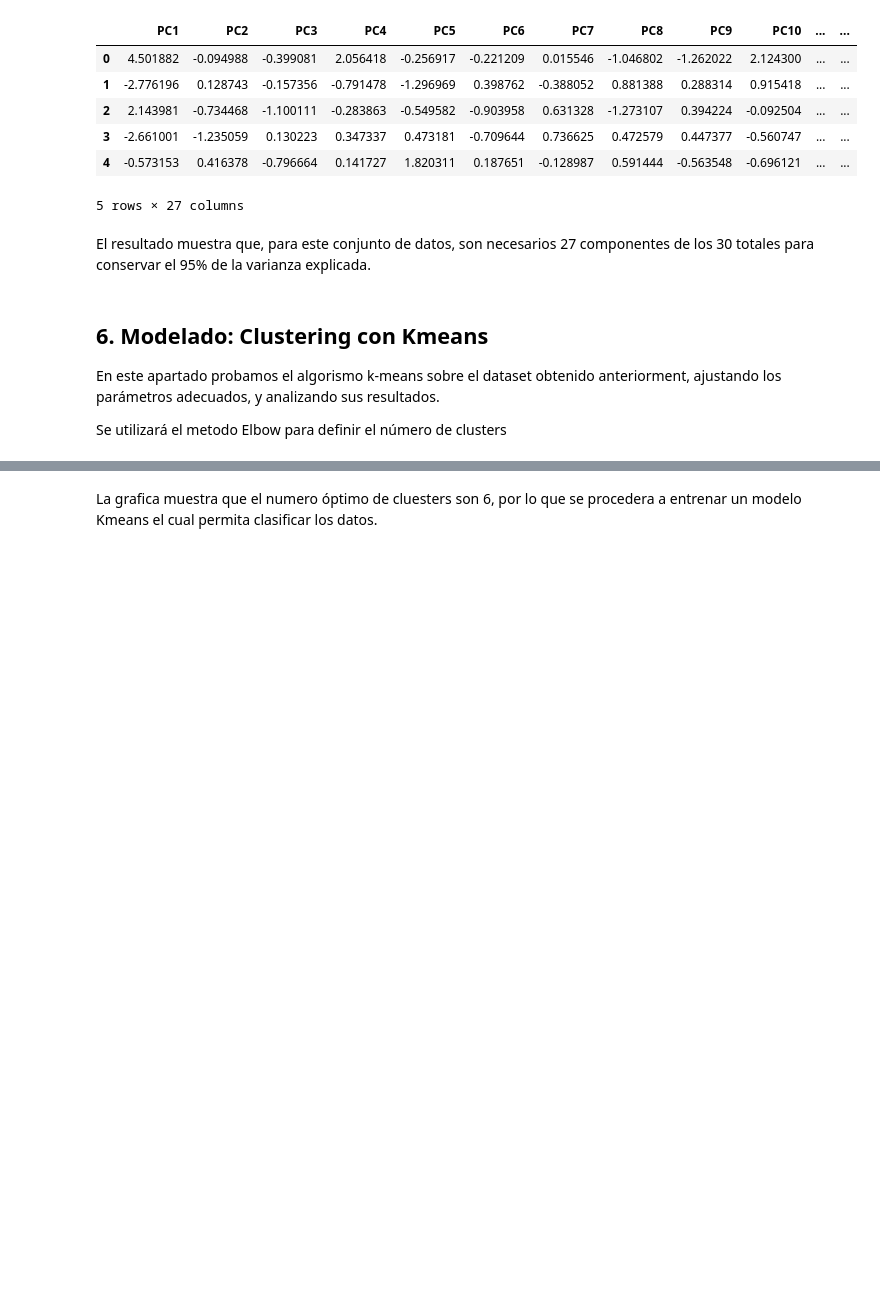
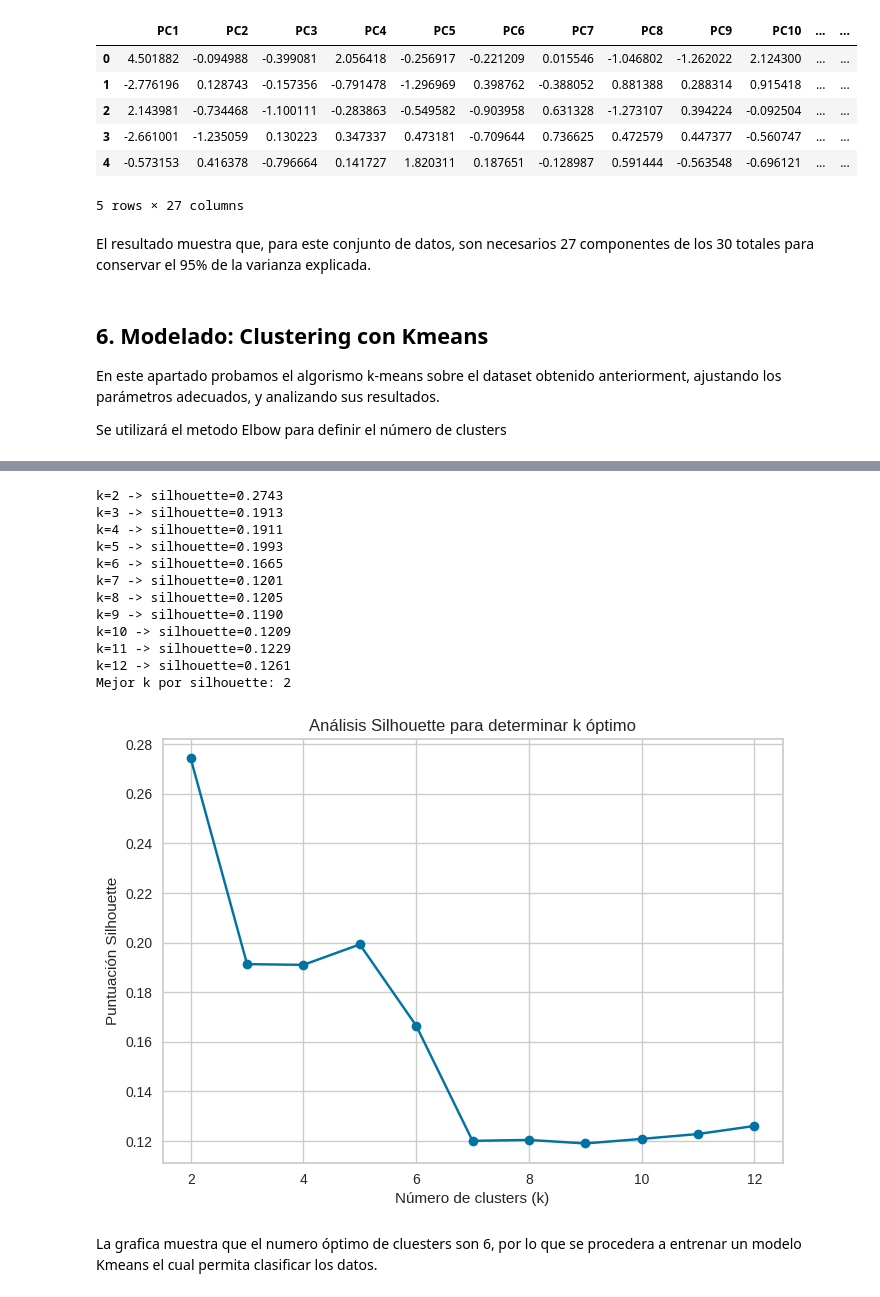
Before and after one commit to xbadiam/Marketing_Campaign, a Jupyter notebook: notebooks/MarketingCampaign.ipynb, the cells around one changed output, grey strips where cells are left out. Cells and saved outputs as stored; diff of their text form; code cells hidden in the pictures; blank space fills up the shorter version.

```diff
--- a/notebooks/MarketingCampaign.ipynb
+++ b/notebooks/MarketingCampaign.ipynb
@@ -251,3 +325,19 @@ visualizer.show()
+# %%
+silhouette_Coefficient(PCA_dataset)
+# %% [output]
+k=2 -> silhouette=0.2743
+k=3 -> silhouette=0.1913
+k=4 -> silhouette=0.1911
+k=5 -> silhouette=0.1993
+k=6 -> silhouette=0.1665
+k=7 -> silhouette=0.1201
+k=8 -> silhouette=0.1205
+k=9 -> silhouette=0.1190
+k=10 -> silhouette=0.1209
+k=11 -> silhouette=0.1229
+k=12 -> silhouette=0.1261
+Mejor k por silhouette: 2
+[figure, added]
 # %% [markdown]
 La grafica muestra que el numero óptimo de cluesters son 6, por lo que se procedera a entrenar un modelo Kmeans el cual permita clasificar los datos.
 # %%
```
Also changed, not shown: parts of 10 cells of this notebook.
